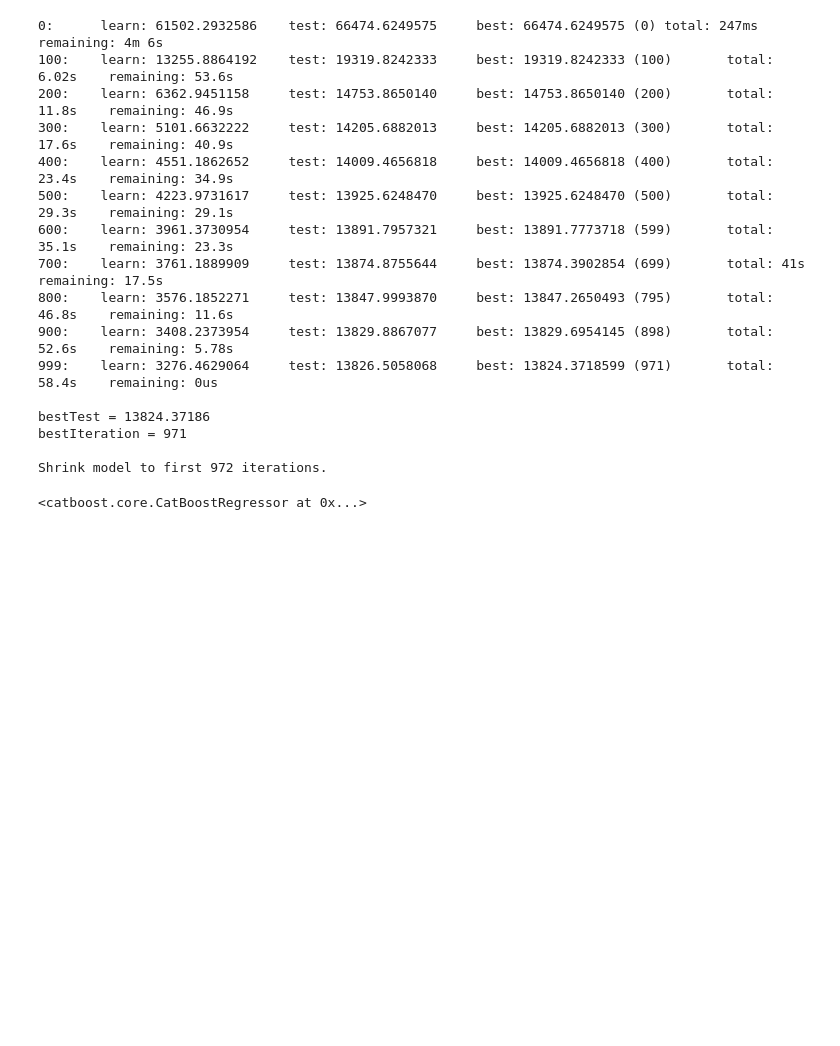
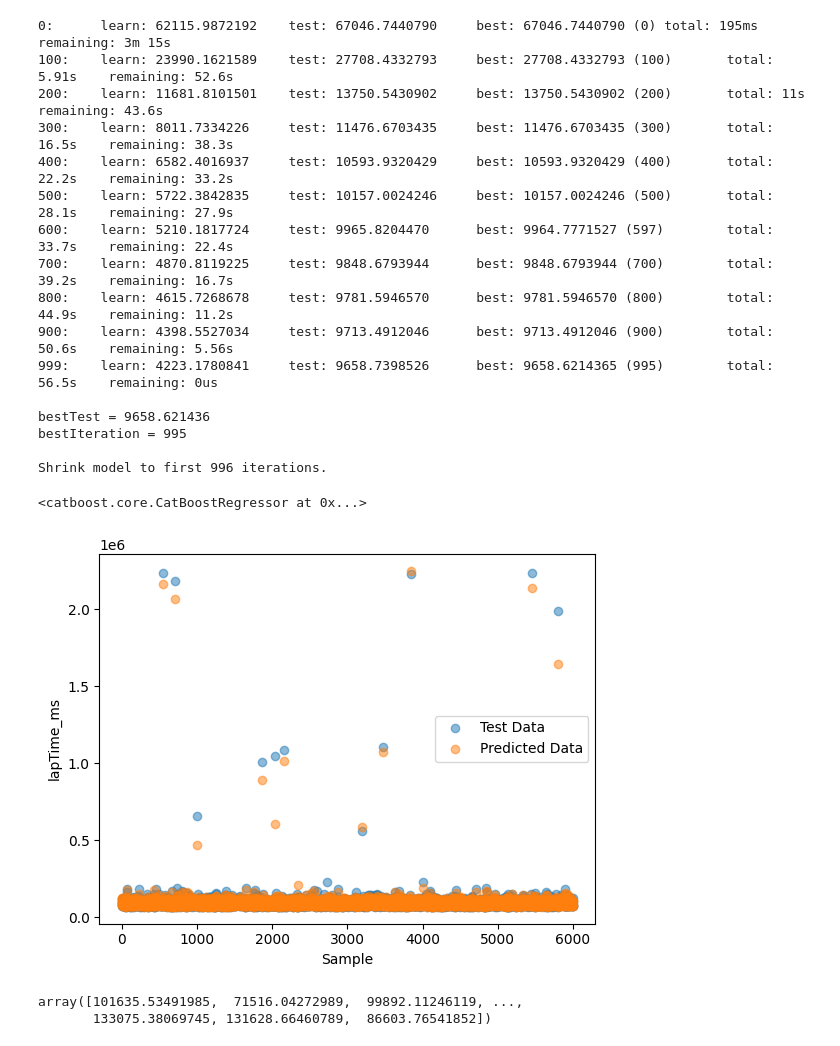
Before and after one commit to AlbertBS2/Formula1-Lap-Time-Prediction, a Jupyter notebook: main.ipynb, the cells around one changed output. Drawn from its saved outputs; the diff is of its cells as text; code cells hidden in the pictures; blank space fills up the shorter version.

Commit message:
Feat: Obtain results for catboost first model

```diff
--- a/main.ipynb
+++ b/main.ipynb
@@ -32,7 +35,7 @@ test_labels = test_features.pop("lapTime_ms")
 # Define the model
 model = CatBoostRegressor(
     iterations=1000,
-    learning_rate=0.1,
+    learning_rate=0.05,
     depth=10,
     loss_function='RMSE',
     random_seed=42,
@@ -48,20 +51,31 @@ model.fit(
     early_stopping_rounds=50
 )
 # %% [output]
-0:      learn: 61502.2932586    test: 66474.6249575     best: 66474.6249575 (0) total: 247ms    remaining: 4m 6s
-100:    learn: 13255.8864192    test: 19319.8242333     best: 19319.8242333 (100)       total: 6.02s    remaining: 53.6s
-200:    learn: 6362.9451158     test: 14753.8650140     best: 14753.8650140 (200)       total: 11.8s    remaining: 46.9s
-300:    learn: 5101.6632222     test: 14205.6882013     best: 14205.6882013 (300)       total: 17.6s    remaining: 40.9s
-400:    learn: 4551.1862652     test: 14009.4656818     best: 14009.4656818 (400)       total: 23.4s    remaining: 34.9s
-500:    learn: 4223.9731617     test: 13925.6248470     best: 13925.6248470 (500)       total: 29.3s    remaining: 29.1s
-600:    learn: 3961.3730954     test: 13891.7957321     best: 13891.7773718 (599)       total: 35.1s    remaining: 23.3s
-700:    learn: 3761.1889909     test: 13874.8755644     best: 13874.3902854 (699)       total: 41s      remaining: 17.5s
-800:    learn: 3576.1852271     test: 13847.9993870     best: 13847.2650493 (795)       total: 46.8s    remaining: 11.6s
-900:    learn: 3408.2373954     test: 13829.8867077     best: 13829.6954145 (898)       total: 52.6s    remaining: 5.78s
-999:    learn: 3276.4629064     test: 13826.5058068     best: 13824.3718599 (971)       total: 58.4s    remaining: 0us
+0:      learn: 62115.9872192    test: 67046.7440790     best: 67046.7440790 (0) total: 195ms    remaining: 3m 15s
+100:    learn: 23990.1621589    test: 27708.4332793     best: 27708.4332793 (100)       total: 5.91s    remaining: 52.6s
+200:    learn: 11681.8101501    test: 13750.5430902     best: 13750.5430902 (200)       total: 11s      remaining: 43.6s
+300:    learn: 8011.7334226     test: 11476.6703435     best: 11476.6703435 (300)       total: 16.5s    remaining: 38.3s
+400:    learn: 6582.4016937     test: 10593.9320429     best: 10593.9320429 (400)       total: 22.2s    remaining: 33.2s
+500:    learn: 5722.3842835     test: 10157.0024246     best: 10157.0024246 (500)       total: 28.1s    remaining: 27.9s
+600:    learn: 5210.1817724     test: 9965.8204470      best: 9964.7771527 (597)        total: 33.7s    remaining: 22.4s
+700:    learn: 4870.8119225     test: 9848.6793944      best: 9848.6793944 (700)        total: 39.2s    remaining: 16.7s
+800:    learn: 4615.7268678     test: 9781.5946570      best: 9781.5946570 (800)        total: 44.9s    remaining: 11.2s
+900:    learn: 4398.5527034     test: 9713.4912046      best: 9713.4912046 (900)        total: 50.6s    remaining: 5.56s
+999:    learn: 4223.1780841     test: 9658.7398526      best: 9658.6214365 (995)        total: 56.5s    remaining: 0us
 
-bestTest = 13824.37186
-bestIteration = 971
+bestTest = 9658.621436
+bestIteration = 995
 
-Shrink model to first 972 iterations.
+Shrink model to first 996 iterations.
 <catboost.core.CatBoostRegressor at 0x...>
+# %%
+test_predictions = model.predict(test_features)
+# %%
+plt.plot(test_labels.to_numpy(), 'o', label='Test Data', alpha=0.5)
+plt.plot(test_predictions, 'o', label='Predicted Data', alpha=0.5)
+plt.xlabel('Sample')
+plt.ylabel('lapTime_ms')
+plt.legend()
+plt.show()
+# %% [output]
+[figure, added]
@@ -67,0 +90,5 @@ Shrink model to first 972 iterations.
+# %%
+score_predictions
+# %% [output]
+array([101635.53491985,  71516.04272989,  99892.11246119, ...,
+       133075.38069745, 131628.66460789,  86603.76541852])
```
Also changed, not shown: parts of 10 cells of this notebook.
